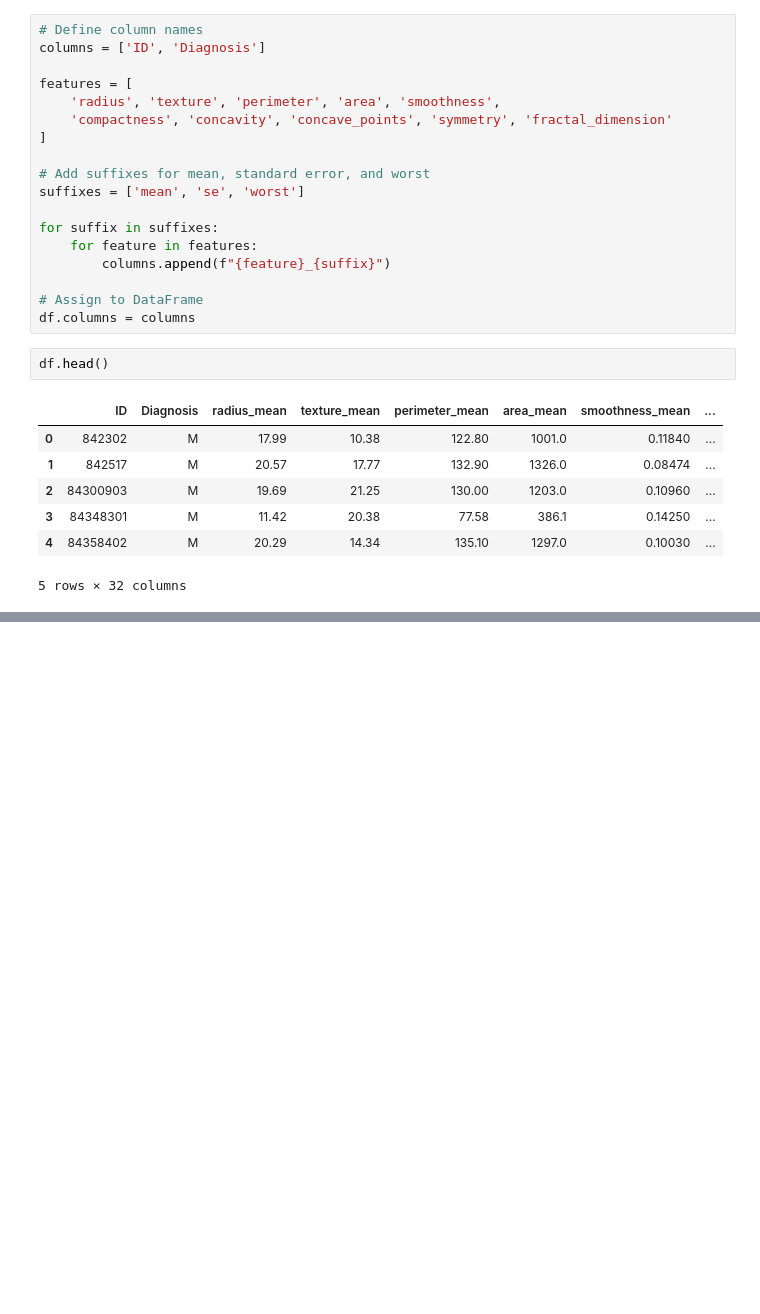
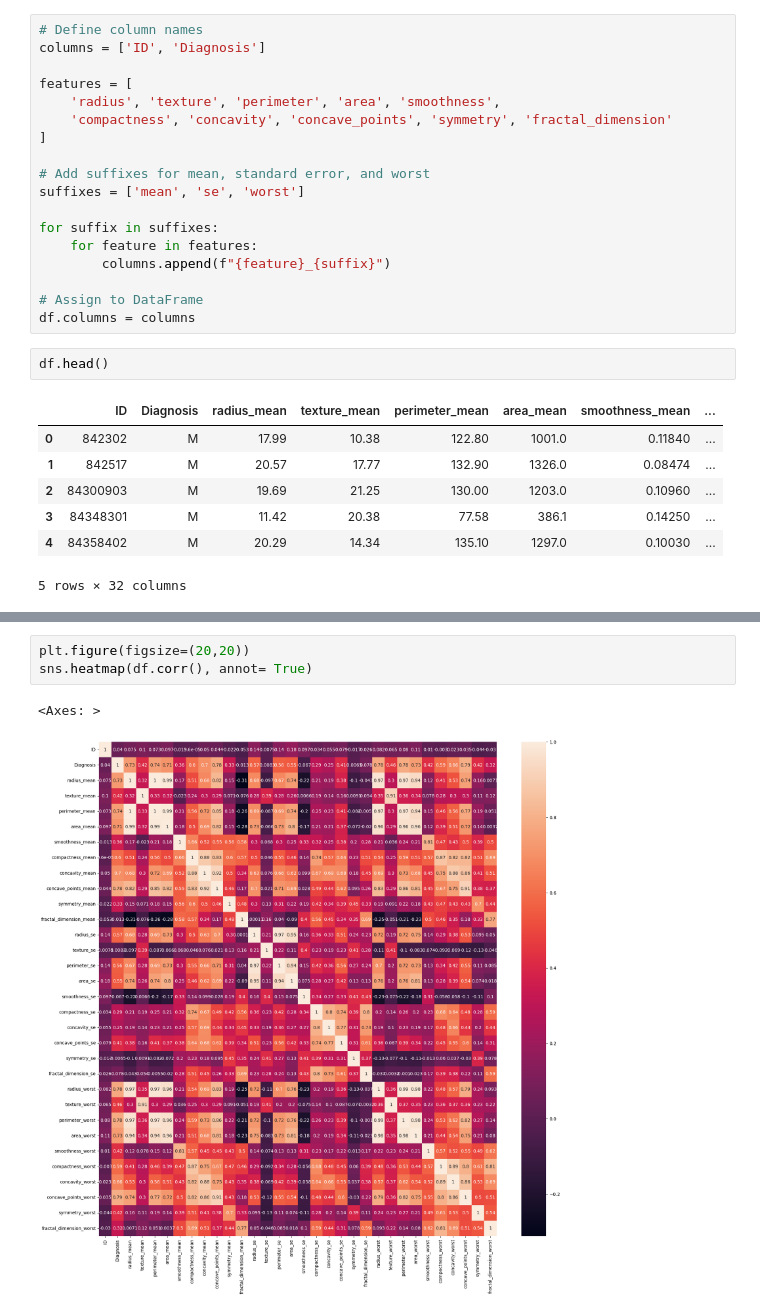
Before and after one commit to the-engrossed/breast_cancer_classification, a Jupyter notebook: test.ipynb, the cells around one changed output, grey strips where cells are left out. Drawn from its saved outputs; the diff is of its cells as text; blank space fills up the shorter version.

```diff
--- a/test.ipynb
+++ b/test.ipynb
@@ -35,0 +102,6 @@ df.head()
+# %%
+plt.figure(figsize=(20,20))
+sns.heatmap(df.corr(), annot= True)
+# %% [output]
+<Axes: >
+[figure, added]
```
Also changed, not shown: parts of 18 cells of this notebook.
